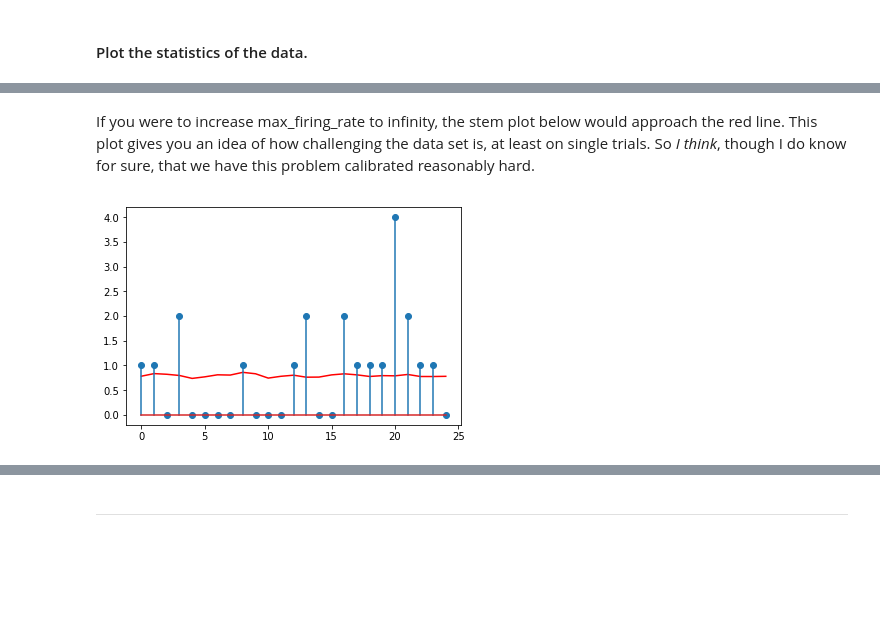
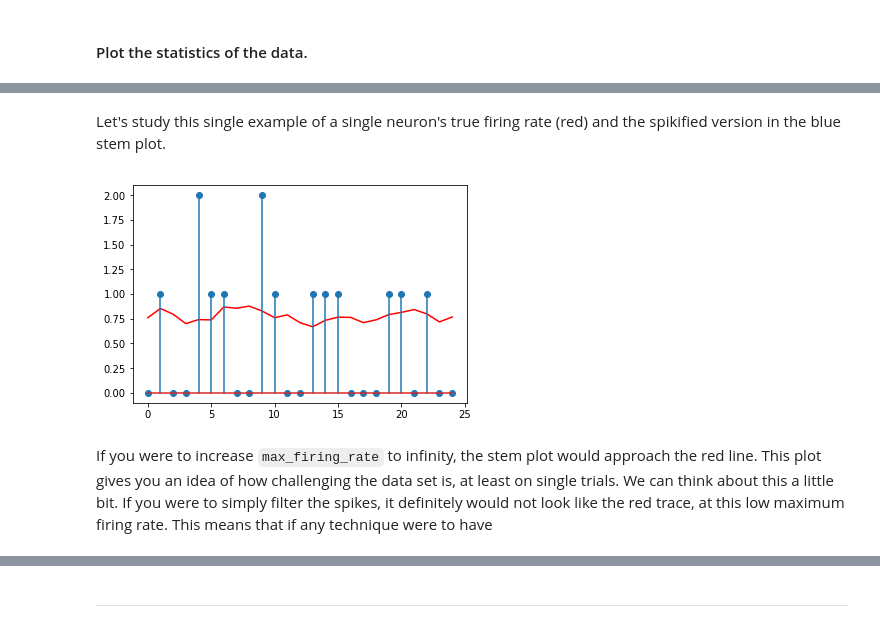
Before and after one commit to google-research/computation-thru-dynamics, a Jupyter notebook: notebooks/LFADS Tutorial.ipynb, the cells around one changed output, grey strips where cells are left out. Drawn from its saved outputs; the diff is of its cells as text; code cells hidden in the pictures; blank space fills up the shorter version.

````diff
--- a/notebooks/LFADS Tutorial.ipynb
+++ b/notebooks/LFADS Tutorial.ipynb
@@ -157,12 +161,14 @@ f = plotting.plot_data_stats(data_dict, data_bxtxn, data_dt)
+# %% [markdown]
+Let's study this single example of a single neuron's true firing rate (red) and the spikified version in the blue stem plot.
+# %%
+my_example_bidx = eval_data_offset + 1
+my_example_hidx = 17
+scale = max_firing_rate * data_dt
+my_signal = scale*renormed_data[my_example_bidx, :, my_example_hidx]
+my_signal_spikified = data_bxtxn[my_example_bidx, :, my_example_hidx]
+plt.plot(my_signal, 'r');
+plt.stem(my_signal_spikified);
+# %% [output]
+[figure, added]
 # %% [markdown]
-If you were to increase max_firing_rate to infinity, the
-stem plot below would approach the red line. This plot gives you an
-idea of how challenging the data set is, at least on single trials. So *I think*, though I do know for sure, that we have this problem calibrated reasonably hard.
+If you were to increase ```max_firing_rate``` to infinity, the stem plot would approach the red line. This plot gives you an idea of how challenging the data set is, at least on single trials. We can think about this a little bit.  If you were to simply filter the spikes, it definitely would not look like the red trace, at this low maximum firing rate. This means that if any technique were to have
-# %%
-bidx = 0
-hidx = onp.random.randint(0, 100)
-scale = max_firing_rate * data_dt
-plt.plot(scale*renormed_data[bidx,:,hidx], 'r');
-plt.stem(data_bxtxn[bidx,:,hidx]);
-# %% [output]
-[figure, removed]
````
Also changed, not shown: parts of 25 cells of this notebook, 1 other file.
